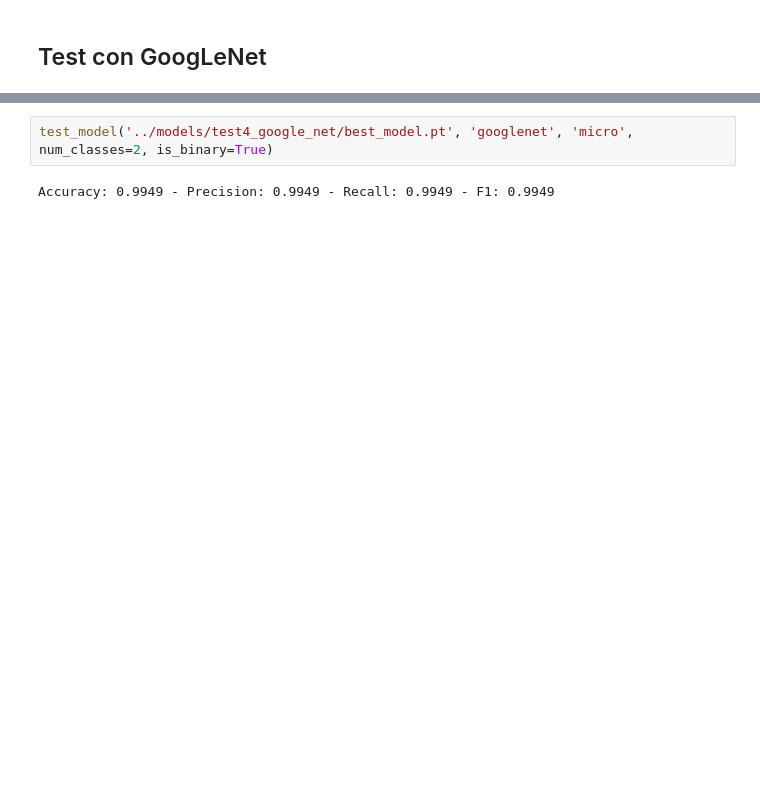
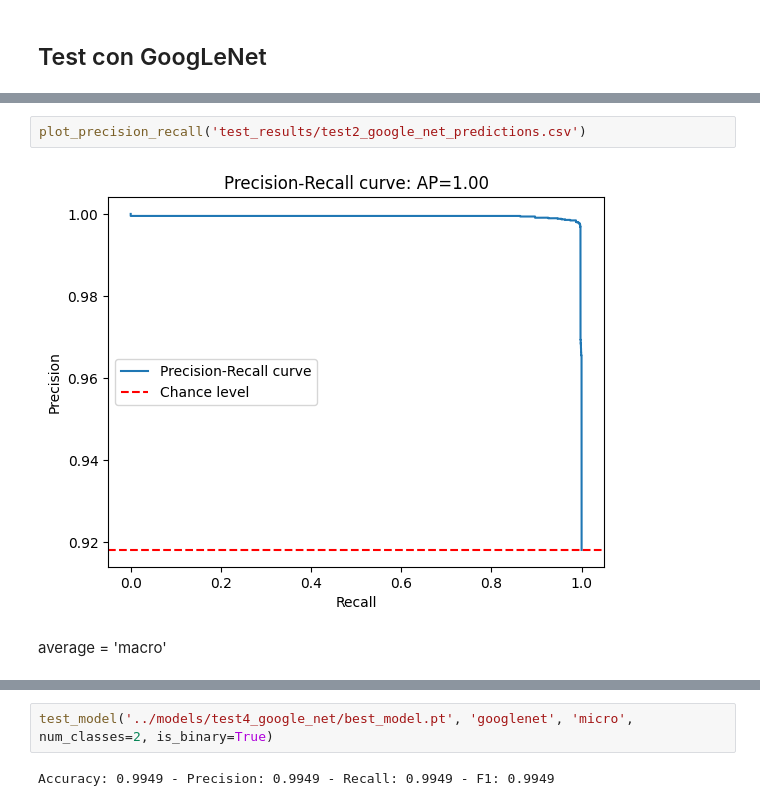
Before and after one commit to frenkmadda/UnderwaterSoundsClassification, a Jupyter notebook: testing/testBinary.ipynb, the cells around one changed output, grey strips where cells are left out. Saved outputs shown, nothing was run; the diff lists cells and outputs as text; blank space fills up the shorter version.

Commit message:
executed binary test to add precision recall plot

```diff
--- a/testing/testBinary.ipynb
+++ b/testing/testBinary.ipynb
@@ -20,3 +22,9 @@ Accuracy: 0.9945 - Precision: 0.9946 - Recall: 0.9945 - F1: 0.9945
+# %%
+plot_precision_recall('test_results/test2_google_net_predictions.csv')
+# %% [output]
+[figure, added]
+# %% [markdown]
+average = 'macro'
 # %%
 test_model('../models/test3_google_net/best_model.pt', 'googlenet', 'macro', num_classes=2, is_binary=True)
 # %% [output]
```
Also changed, not shown: parts of 11 cells of this notebook, 24 other files.
